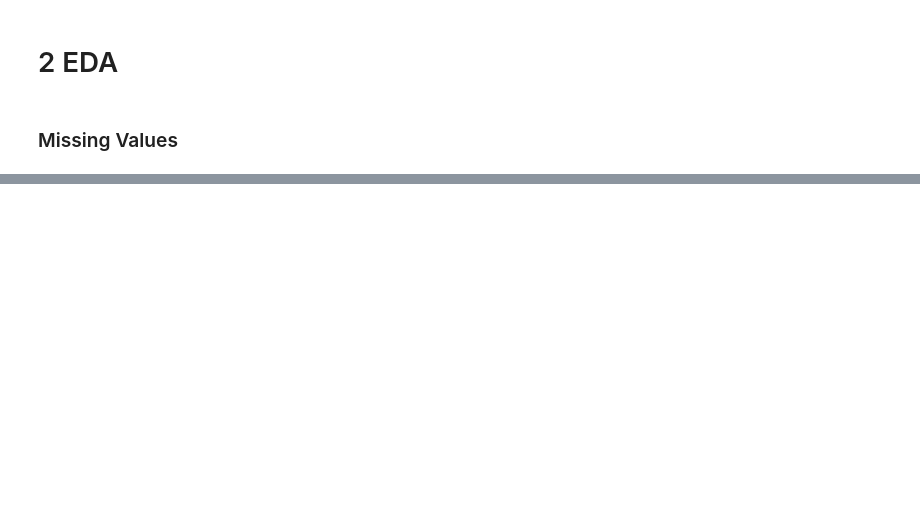
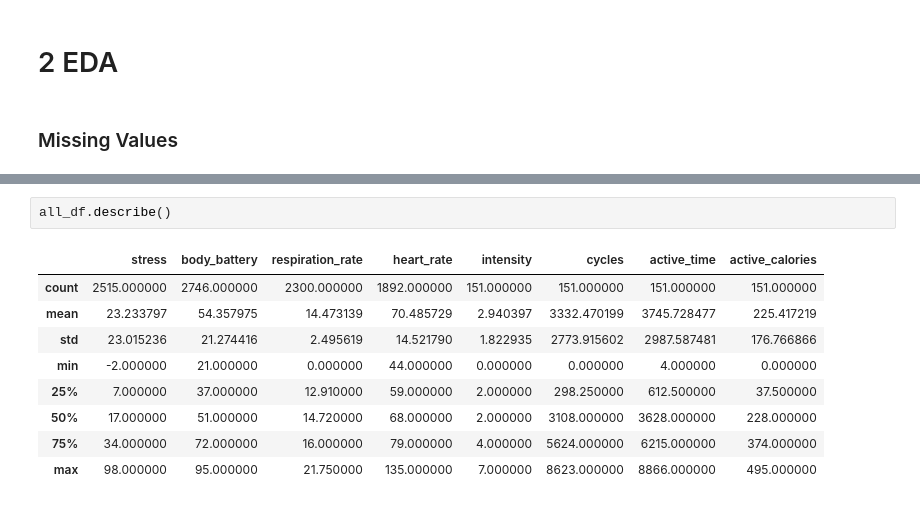
Before and after one commit to Xenoxort/ML4QS, a Jupyter notebook: notebooks/01_eda.ipynb, the cells around one changed output, grey strips where cells are left out. Saved outputs shown, nothing was run; the diff lists cells and outputs as text; blank space fills up the shorter version.

```diff
--- a/notebooks/01_eda.ipynb
+++ b/notebooks/01_eda.ipynb
@@ -256,0 +450,12 @@ dtype: int64
+# %%
+all_df.describe()
+# %% [output]
+|  | stress | body_battery | respiration_rate | heart_rate | intensity | cycles | active_time | active_calories |
+| count | 2515.000000 | 2746.000000 | 2300.000000 | 1892.000000 | 151.000000 | 151.000000 | 151.000000 | 151.000000 |
+| mean | 23.233797 | 54.357975 | 14.473139 | 70.485729 | 2.940397 | 3332.470199 | 3745.728477 | 225.417219 |
+| std | 23.015236 | 21.274416 | 2.495619 | 14.521790 | 1.822935 | 2773.915602 | 2987.587481 | 176.766866 |
+| min | -2.000000 | 21.000000 | 0.000000 | 44.000000 | 0.000000 | 0.000000 | 4.000000 | 0.000000 |
+| 25% | 7.000000 | 37.000000 | 12.910000 | 59.000000 | 2.000000 | 298.250000 | 612.500000 | 37.500000 |
+| 50% | 17.000000 | 51.000000 | 14.720000 | 68.000000 | 2.000000 | 3108.000000 | 3628.000000 | 228.000000 |
+| 75% | 34.000000 | 72.000000 | 16.000000 | 79.000000 | 4.000000 | 5624.000000 | 6215.000000 | 374.000000 |
+| max | 98.000000 | 95.000000 | 21.750000 | 135.000000 | 7.000000 | 8623.000000 | 8866.000000 | 495.000000 |
```
Also changed, not shown: parts of 13 cells of this notebook.
